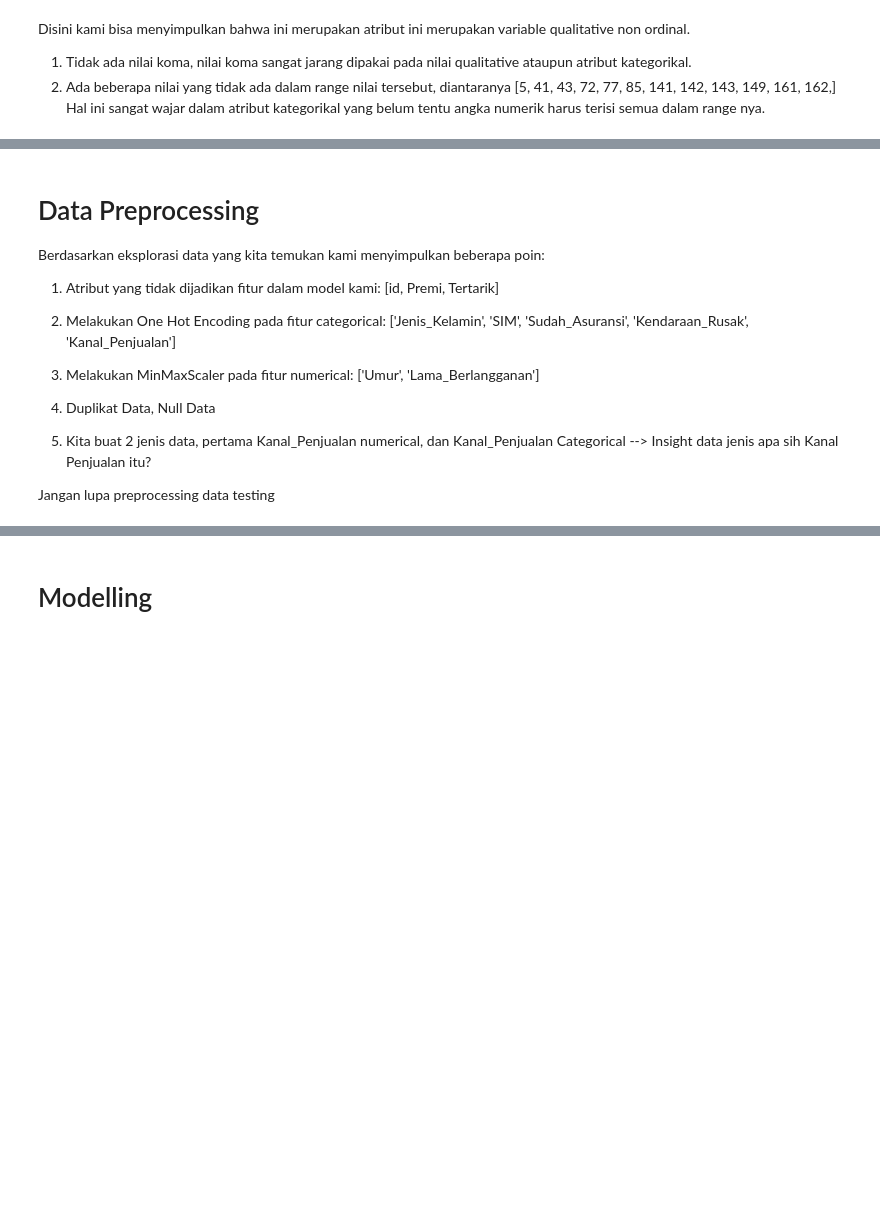
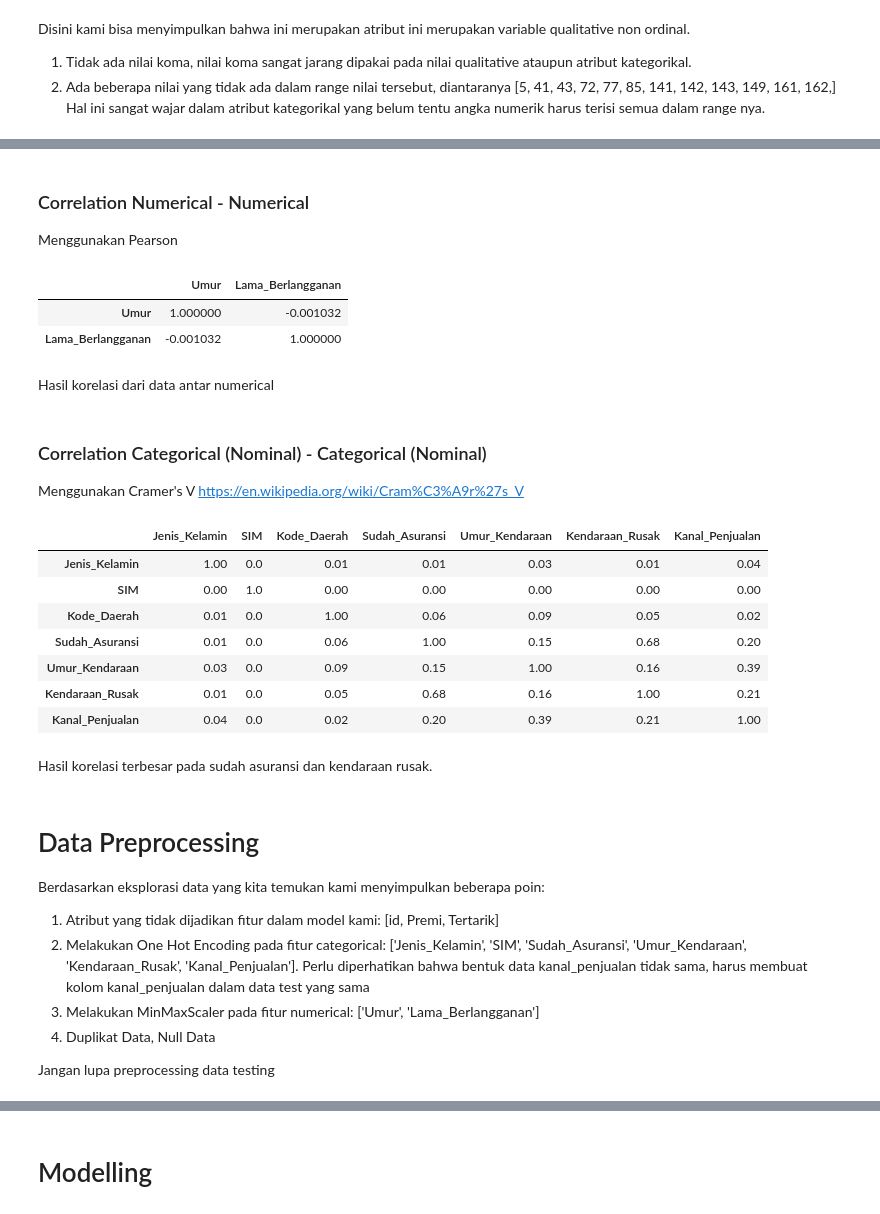
Before and after one commit to kaenova/Malin_Tubes2, a Jupyter notebook: notebooks/Malin_Tubes2_Pengumpulan.ipynb, the cells around one changed output, grey strips where cells are left out. Cells and saved outputs as stored; diff of their text form; code cells hidden in the pictures; blank space fills up the shorter version.

```diff
--- a/notebooks/Malin_Tubes2_Pengumpulan.ipynb
+++ b/notebooks/Malin_Tubes2_Pengumpulan.ipynb
@@ -352,14 +439,62 @@ Disini kami bisa menyimpulkan bahwa ini merupakan atribut ini merupakan variable
+# %% [markdown]
+### Correlation Numerical - Numerical
+Menggunakan Pearson
+# %%
+df_numerical = df_train_mapped[["Umur", "Lama_Berlangganan"]]
+df_numerical.corr()
+# %% [output]
+|  | Umur | Lama_Berlangganan |
+| Umur | 1.000000 | -0.001032 |
+| Lama_Berlangganan | -0.001032 | 1.000000 |
+# %% [markdown]
+Hasil korelasi dari data antar numerical
+# %% [markdown]
+### Correlation Categorical (Nominal) - Categorical (Nominal)
+Menggunakan Cramer's V
+https://en.wikipedia.org/wiki/Cram%C3%A9r%27s_V
+# %%
+# https://www.kaggle.com/chrisbss1/cramer-s-v-correlation-matrix
+
+categorical = ['Jenis_Kelamin', 'SIM', 'Kode_Daerah', 'Sudah_Asuransi', 'Umur_Kendaraan', 'Kendaraan_Rusak', 'Kanal_Penjualan']
+df_categorical = df_train_mapped[categorical]
+
+def cramers_V(var1,var2) :
+  crosstab =np.array(pd.crosstab(var1,var2, rownames=None, colnames=None)) # Cross table building
+  stat = chi2_contingency(crosstab)[0] # Keeping of the test statistic of the Chi2 test
+  obs = np.sum(crosstab) # Number of observations
+  mini = min(crosstab.shape)-1 # Take the minimum value between the columns and the rows of the cross table
+  return (stat/(obs*mini))
+
+rows= []
+
+for var1 in df_categorical:
+  col = []
+  for var2 in df_categorical :
+    cramers =cramers_V(df_categorical[var1], df_categorical[var2]) # Cramer's V test
+    col.append(round(cramers,2)) # Keeping of the rounded value of the Cramer's V
+  rows.append(col)
+
+cramers_results = np.array(rows)
+df_cramer = pd.DataFrame(cramers_results, columns = df_categorical.columns, index =df_categorical.columns)
+df_cramer
+# %% [output]
+|  | Jenis_Kelamin | SIM | Kode_Daerah | Sudah_Asuransi | Umur_Kendaraan | Kendaraan_Rusak | Kanal_Penjualan |
+| Jenis_Kelamin | 1.00 | 0.0 | 0.01 | 0.01 | 0.03 | 0.01 | 0.04 |
+| SIM | 0.00 | 1.0 | 0.00 | 0.00 | 0.00 | 0.00 | 0.00 |
+| Kode_Daerah | 0.01 | 0.0 | 1.00 | 0.06 | 0.09 | 0.05 | 0.02 |
+| Sudah_Asuransi | 0.01 | 0.0 | 0.06 | 1.00 | 0.15 | 0.68 | 0.20 |
+| Umur_Kendaraan | 0.03 | 0.0 | 0.09 | 0.15 | 1.00 | 0.16 | 0.39 |
+| Kendaraan_Rusak | 0.01 | 0.0 | 0.05 | 0.68 | 0.16 | 1.00 | 0.21 |
+| Kanal_Penjualan | 0.04 | 0.0 | 0.02 | 0.20 | 0.39 | 0.21 | 1.00 |
+# %% [markdown]
+Hasil korelasi terbesar pada sudah asuransi dan kendaraan rusak.
 # %% [markdown]
 # Data Preprocessing
 
 Berdasarkan eksplorasi data yang kita temukan kami menyimpulkan beberapa poin:
 1. Atribut yang tidak dijadikan fitur dalam model kami: [id, Premi, Tertarik]
-2. Melakukan One Hot Encoding pada fitur categorical: ['Jenis_Kelamin', 'SIM', 'Sudah_Asuransi', 'Kendaraan_Rusak', 'Kanal_Penjualan']
+2. Melakukan One Hot Encoding pada fitur categorical: ['Jenis_Kelamin', 'SIM', 'Sudah_Asuransi', 'Umur_Kendaraan', 'Kendaraan_Rusak', 'Kanal_Penjualan']. Perlu diperhatikan bahwa bentuk data kanal_penjualan tidak sama, harus membuat kolom kanal_penjualan dalam data test yang sama
 3. Melakukan MinMaxScaler pada fitur numerical: ['Umur', 'Lama_Berlangganan']
 4. Duplikat Data, Null Data
 
-
-1. Kita buat 2 jenis data, pertama Kanal_Penjualan numerical, dan Kanal_Penjualan Categorical --> Insight data jenis apa sih Kanal Penjualan itu?
-
-
 Jangan lupa preprocessing data testing
```
Also changed, not shown: parts of 101 cells of this notebook, 3 other files.
